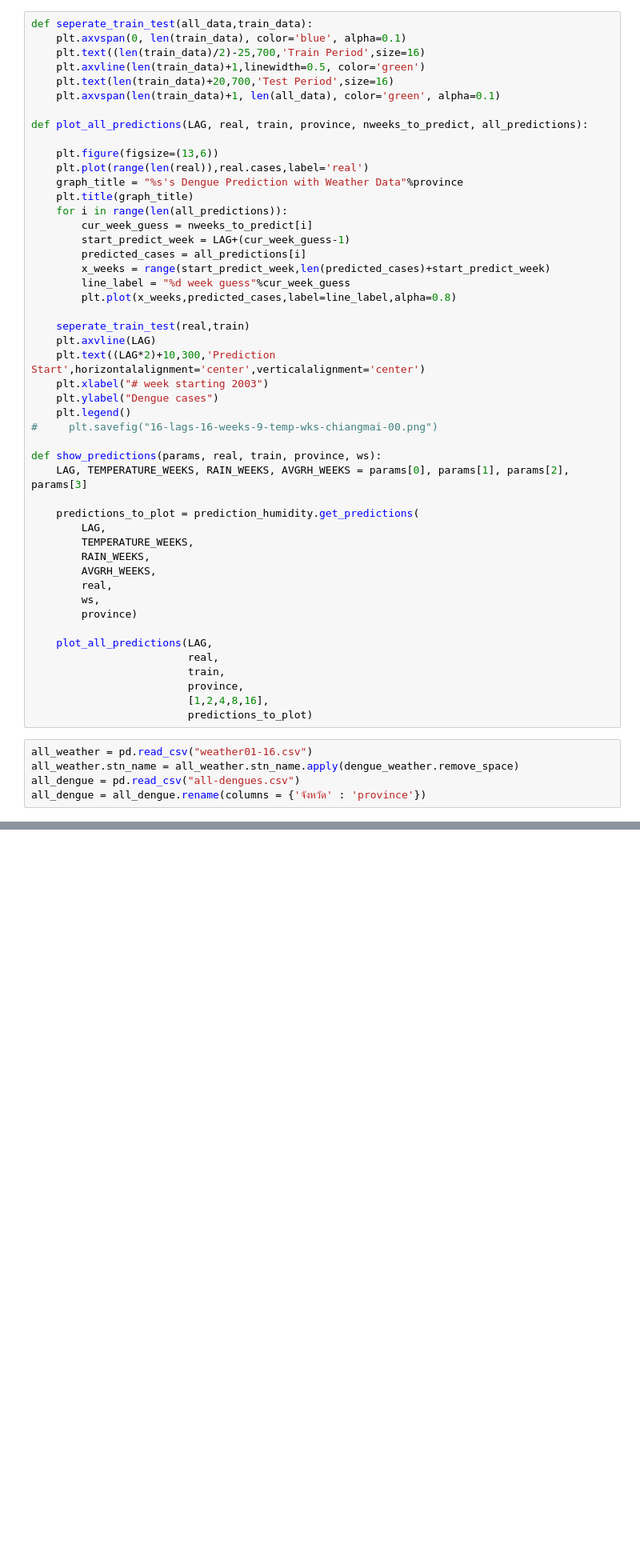
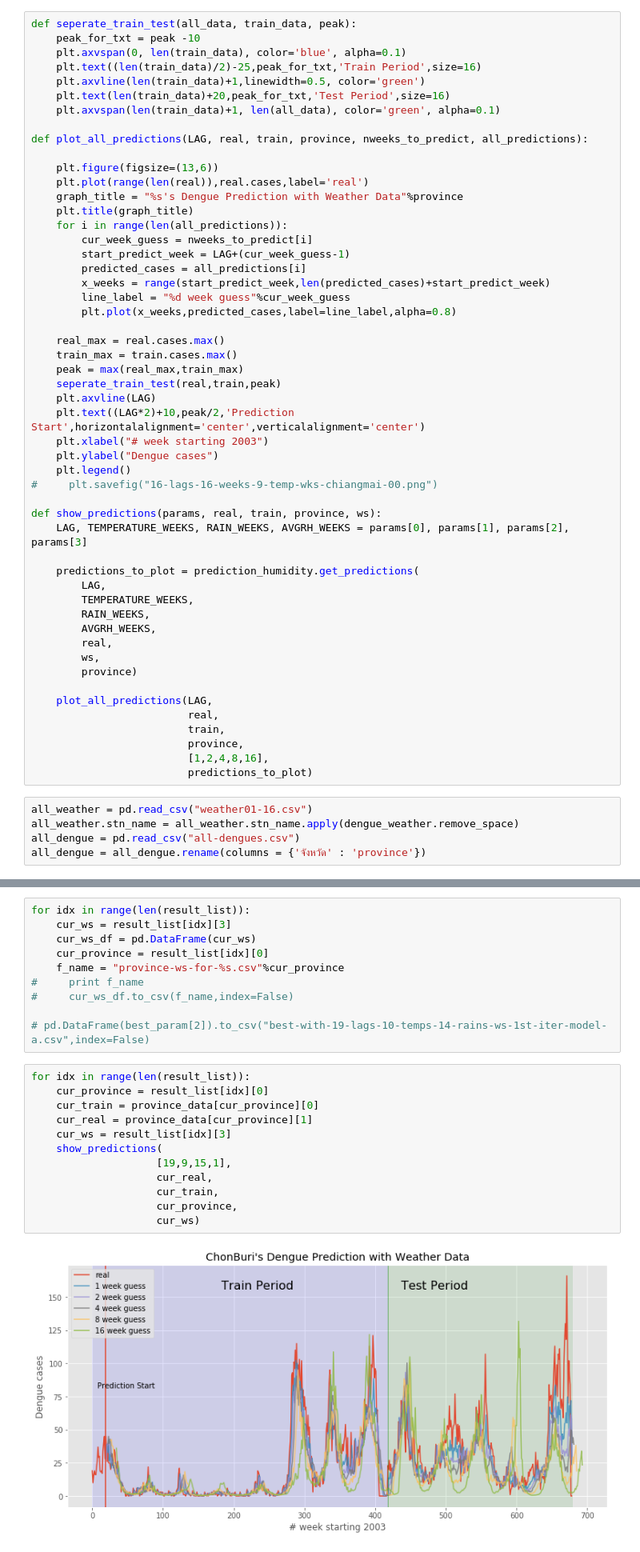
Before and after one commit to johnnycs/dengue-prediction, a Jupyter notebook: Multiprocessing for 10 Provinces.ipynb, the cells around one changed output, grey strips where cells are left out. Shown at 80% size. Cells and saved outputs as stored; diff of their text form; blank space fills up the shorter version.

Commit message:
ws for provinces

```diff
--- a/Multiprocessing for 10 Provinces.ipynb
+++ b/Multiprocessing for 10 Provinces.ipynb
@@ -24,11 +23,12 @@ getting cost from nweek ahead
 prediction for humidity
 dengue weather
 # %%
-def seperate_train_test(all_data,train_data):
+def seperate_train_test(all_data, train_data, peak):
+    peak_for_txt = peak -10
     plt.axvspan(0, len(train_data), color='blue', alpha=0.1)
-    plt.text((len(train_data)/2)-25,700,'Train Period',size=16)
+    plt.text((len(train_data)/2)-25,peak_for_txt,'Train Period',size=16)
     plt.axvline(len(train_data)+1,linewidth=0.5, color='green')
-    plt.text(len(train_data)+20,700,'Test Period',size=16)
+    plt.text(len(train_data)+20,peak_for_txt,'Test Period',size=16)
     plt.axvspan(len(train_data)+1, len(all_data), color='green', alpha=0.1)
 
 def plot_all_predictions(LAG, real, train, province, nweeks_to_predict, all_predictions):
@@ -45,9 +45,12 @@ def plot_all_predictions(LAG, real, train, province, nweeks_to_predict, all_pred
         line_label = "%d week guess"%cur_week_guess
         plt.plot(x_weeks,predicted_cases,label=line_label,alpha=0.8)
 
-    seperate_train_test(real,train)
+    real_max = real.cases.max()
+    train_max = train.cases.max()
+    peak = max(real_max,train_max)
+    seperate_train_test(real,train,peak)
     plt.axvline(LAG)
-    plt.text((LAG*2)+10,300,'Prediction Start',horizontalalignment='center',verticalalignment='center')
+    plt.text((LAG*2)+10,peak/2,'Prediction Start',horizontalalignment='center',verticalalignment='center')
     plt.xlabel("# week starting 2003")
     plt.ylabel("Dengue cases")
     plt.legend()
@@ -247,0 +252,24 @@ result_list
+# %%
+for idx in range(len(result_list)):
+    cur_ws = result_list[idx][3]
+    cur_ws_df = pd.DataFrame(cur_ws)
+    cur_province = result_list[idx][0]
+    f_name = "province-ws-for-%s.csv"%cur_province
+#     print f_name
+#     cur_ws_df.to_csv(f_name,index=False)
+
+# pd.DataFrame(best_param[2]).to_csv("best-with-19-lags-10-temps-14-rains-ws-1st-iter-model-a.csv",index=False)
+# %%
+for idx in range(len(result_list)):
+    cur_province = result_list[idx][0]
+    cur_train = province_data[cur_province][0]
+    cur_real = province_data[cur_province][1]
+    cur_ws = result_list[idx][3]
+    show_predictions(
+                    [19,9,15,1],
+                    cur_real,
+                    cur_train,
+                    cur_province,
+                    cur_ws)
+# %% [output]
+[figure, added]
```
Also changed, not shown: parts of 8 cells of this notebook, 16 other files.
